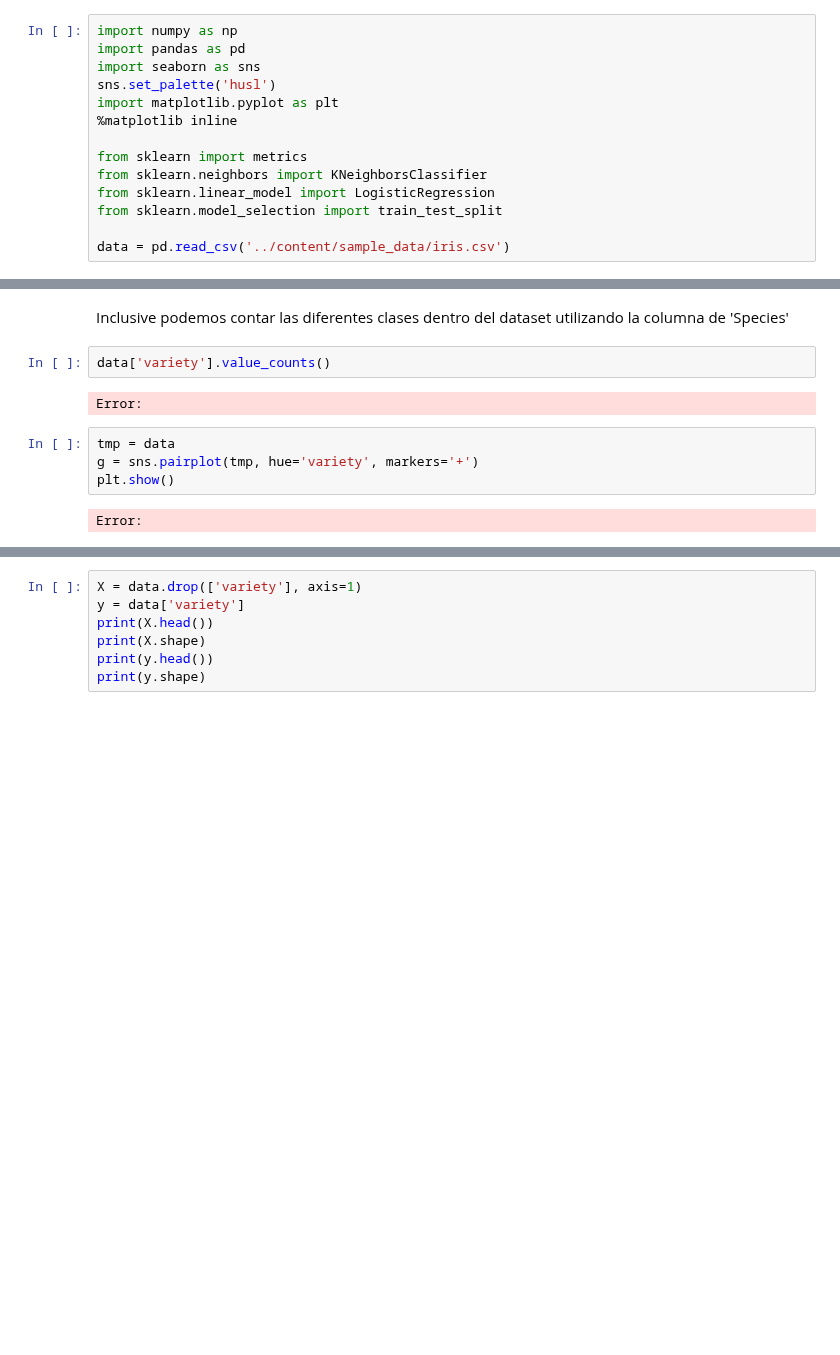
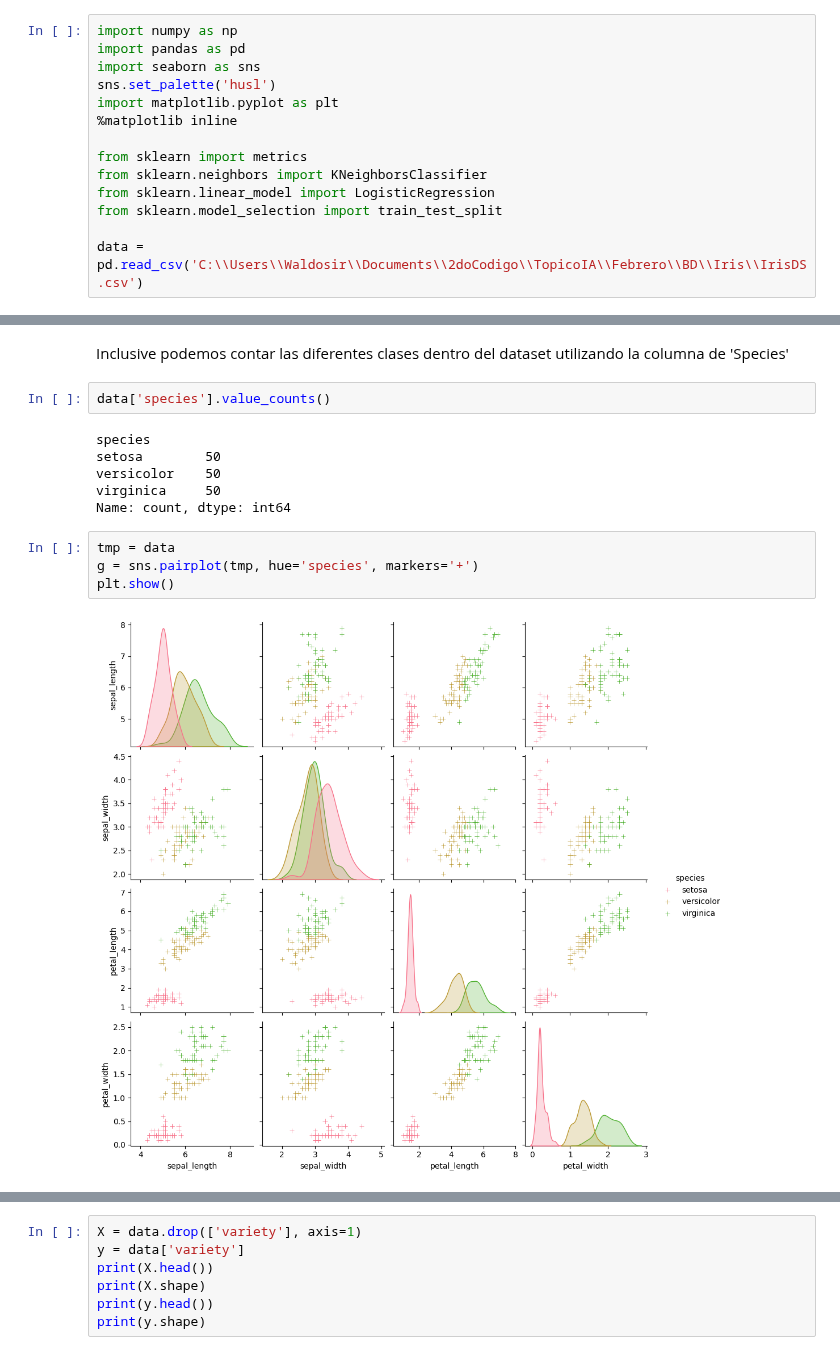
Before and after one commit to Aldair9819/TopicoIA, a Jupyter notebook: Febrero/Clases/Taller 2023 IA/3_Iris_Dataset_ML.ipynb, the cells around one changed output, grey strips where cells are left out. Cells and saved outputs as stored; diff of their text form; blank space fills up the shorter version.

```diff
--- a/Febrero/Clases/Taller 2023 IA/3_Iris_Dataset_ML.ipynb
+++ b/Febrero/Clases/Taller 2023 IA/3_Iris_Dataset_ML.ipynb
@@ -56,4 +56,4 @@ from sklearn.neighbors import KNeighborsClassifier
 from sklearn.linear_model import LogisticRegression
 from sklearn.model_selection import train_test_split
 
-data = pd.read_csv('../content/sample_data/iris.csv')
+data = pd.read_csv('C:\\Users\\Waldosir\\Documents\\2doCodigo\\TopicoIA\\Febrero\\BD\\Iris\\IrisDS.csv')
@@ -80,13 +102,17 @@ Error:
 # %% [markdown]
 Inclusive podemos contar las diferentes clases dentro del dataset utilizando la columna de 'Species'
 # %%
-data['variety'].value_counts()
+data['species'].value_counts()
 # %% [output]
-Error:
+species
+setosa        50
+versicolor    50
+virginica     50
+Name: count, dtype: int64
 # %%
 tmp = data
-g = sns.pairplot(tmp, hue='variety', markers='+')
+g = sns.pairplot(tmp, hue='species', markers='+')
 plt.show()
 # %% [output]
-Error:
+[figure, added]
 # %%
```
Also changed, not shown: parts of 5 cells of this notebook, 2 other files.
